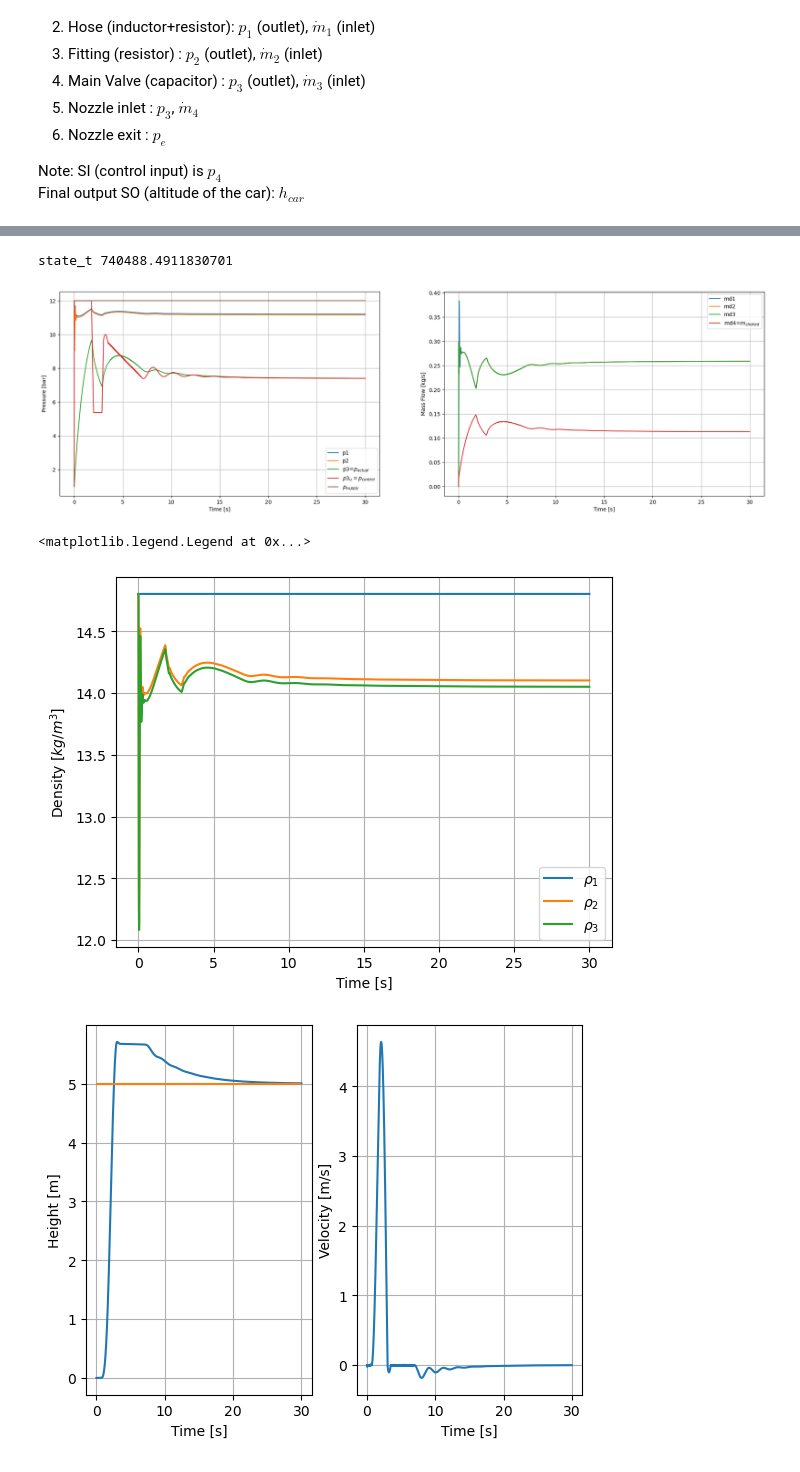
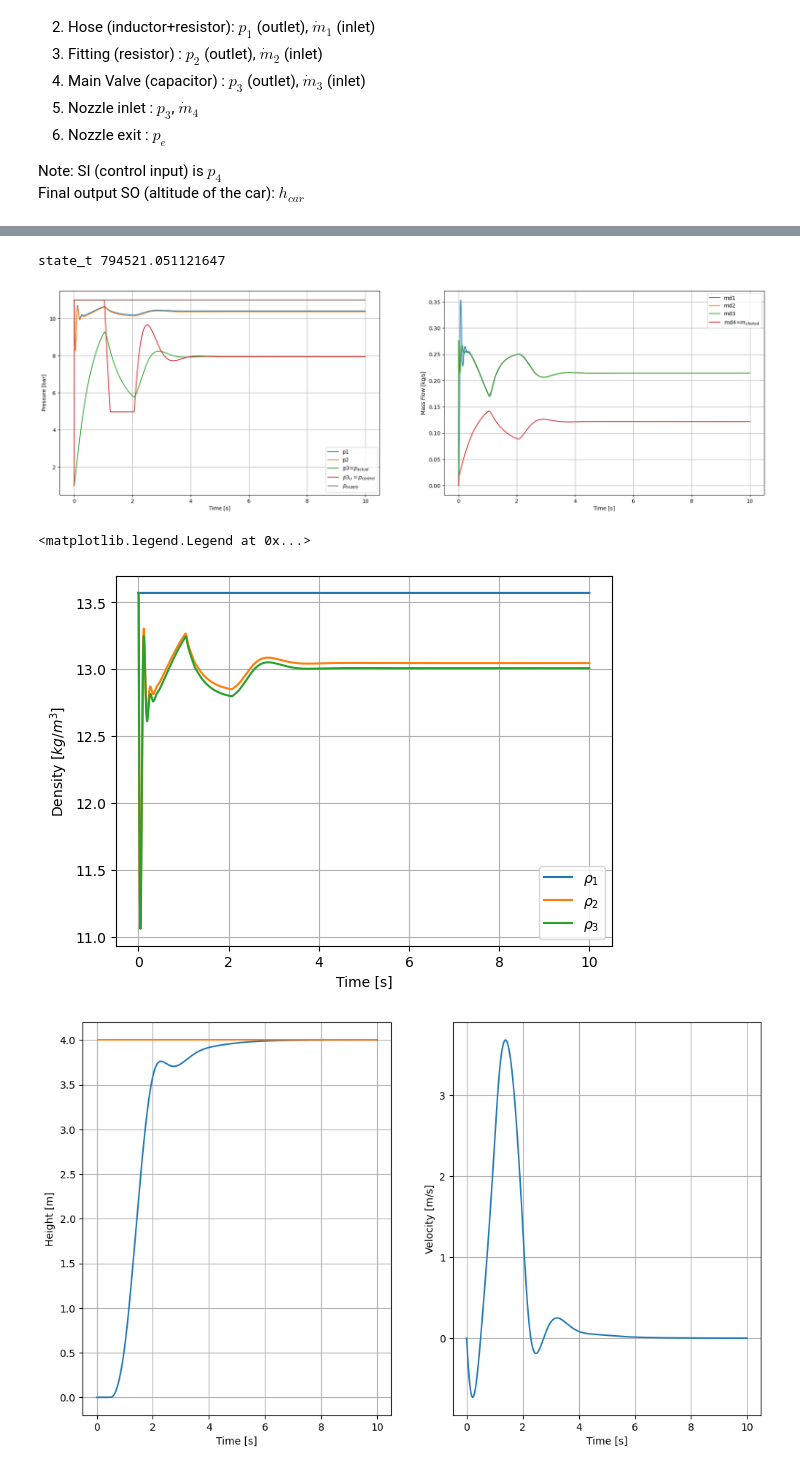
Before and after one commit to Pljwachs/Control-and-Simulation-of-Rocket-Hopper, a Jupyter notebook: src/fluid_simulation.ipynb, the cells around one changed output, grey strips where cells are left out. Cells and saved outputs as stored; diff of their text form; code cells hidden in the pictures.

```diff
--- a/src/fluid_simulation.ipynb
+++ b/src/fluid_simulation.ipynb
@@ -53,18 +53,18 @@ import matplotlib.pyplot as plt
 # Integration parameter
 h=1/500  # step size    need at least 1000hz (sec)
 t0=0    # initial time (sec)
-tf=30   # final time (sec)
+tf=10   # final time (sec)
 
 time=np.linspace(t0,tf,int((tf-t0)/h)+1)
 
 ## States
 #1. Hose / 2. Fitting /3. Main Valve/4. Nozzle
 # Initial pressure (Pa)
-p_s=12e5            #p_s pressure supply: at the inlet of the hose
+p_s=11e5            #p_s pressure supply: at the inlet of the hose
 p1_t0=p_s           # inlet of the fitting
 p2_t0=p_s           # inlet of the valve
 p3_t0=1e5           # inlet of the nozzle:  assume initial constant air pressure
-p3_max_range=12*1e5       # maximum input range command for the valve (1-11 bar)
+p3_max_range=11*1e5       # maximum input range command for the valve (1-11 bar)
 
 p3_u_t0=1e5          #command input
 
@@ -92,7 +92,7 @@ x_t0=0.0
 v_t0=0.0
 a_t0=0.0
 
-x_target=5.0        # height target [m]
+x_target=4.0        # height target [m]
 
 motion_t0=np.array([x_t0,v_t0])
 motion_t=np.zeros((len(motion_t0),len(time)))
@@ -232,8 +232,8 @@ print("Basic pressure command to reach equilibrium at target", x_target, ":", pr
 ###########################################################################################
 
 ## PID parameters for pressure command (gain has to be larger since the step size is really small)
-kp=4.65                #1.2 0.5 1.0
-ki=0.95
+kp=4.5                #1.2 0.5 1.0
+ki=0.80
 kd=4.0
 
 FF_term=pressure_req*0.5
@@ -244,7 +244,7 @@ print("Feed-Forward term: ",FF_term)
 # instead it will reach the new equilibrium position that is either undershoot or overshoot depend on the height
 
 ## PID parameters for valve control (for the simulation purpose, don't deploy in the real test)
-v_kp=1.0   #2.0
+v_kp=2.0   #2.0
 v_ki=0.0
 v_kd=0.15
 
@@ -324,7 +324,7 @@ def inductor(t,md0,p_0,p_1,lam,rho_0,A,L):     #md1,h,t,p1,p2,lam_1,rho_1,A_1,L_
 
 def dx(t,motion,dotm,ve,*args):
    xdot=motion[1]
-   xdotdot=dotm*ve/m_hop-g-F_RR/m_hop*np.sign(xdot)-k_hose*motion[0]/m_hop  # the last term (hose) assumes that the hose become the damping term
+   xdotdot=dotm*ve/m_hop-g-F_RR/m_hop*np.tanh(motion[1])-k_hose*motion[0]/m_hop  # the last term (hose) assumes that the hose become the damping term
    return np.array([xdot,xdotdot])
 
 ###########################################################
@@ -454,7 +454,6 @@ def stateupdate(t,h,x,rho,motion,v_pos):
    # if we haven't increase the height, restrict to zero
    if motion_n[0]<0:
       motion_n[0]=0.0
-      motion_n[1]=0.0
    #rk4_ex(dx,t,motion,h,md4n,ve)
 
 
@@ -513,7 +512,11 @@ final position 5.0069943107838455  final velocity -0.0013909128259285886
 
 # part 1: pressure and mass flow rate
 
-plt.figure(figsize=(24,7))
+
+# Visualization
+
+# part 1: pressure and mass flow rate
+fig_p=plt.figure(figsize=(24,7))
 plt.subplot(121)
 plt.plot(time[:-1], state_t[0, :-1]/1e5, label='p1', color='C0')
 plt.plot(time[:-1], state_t[2, :-1]/1e5, label='p2', color='C1')
@@ -538,9 +541,12 @@ plt.legend()
 
 # the ideal value for p2 is suppose to be around 10 bar
 print("state_t",state_t[4,-2])
+
+
+fig_p.savefig("../figure/pid_pressure.png")
 # %% [output]
-state_t 740488.4911830701
+state_t 794521.051121647
-[figure, old version]
+[figure, new version]
 # %%
 # part 2: density
 
@@ -553,21 +559,25 @@ plt.grid()
 plt.legend()
 # %% [output]
 <matplotlib.legend.Legend at 0x...>
-[figure, old version]
+[figure, new version]
 # %%
 # part 3: motion
+fig_m=plt.figure(figsize=(12,7))
 plt.subplot(121)
 plt.plot(time[:-1], motion_t[0, :-1], label='x',color="C0")
 plt.hlines(x_target,xmin=0,xmax=tf,label="target",colors="C1")
 plt.xlabel('Time [s]')
 plt.ylabel('Height [m]')
 plt.grid()
 
 
 plt.subplot(122)
 plt.plot(time[:-1], motion_t[1, :-1], label='v')
 plt.xlabel('Time [s]')
 plt.ylabel('Velocity [m/s]')
 plt.grid()
+
+
+fig_m.savefig("../figure/pid_motion.png")
 # %% [output]
-[figure, old version]
+[figure, new version]
```
Also changed, not shown: parts of 2 cells of this notebook, 2 other files.
